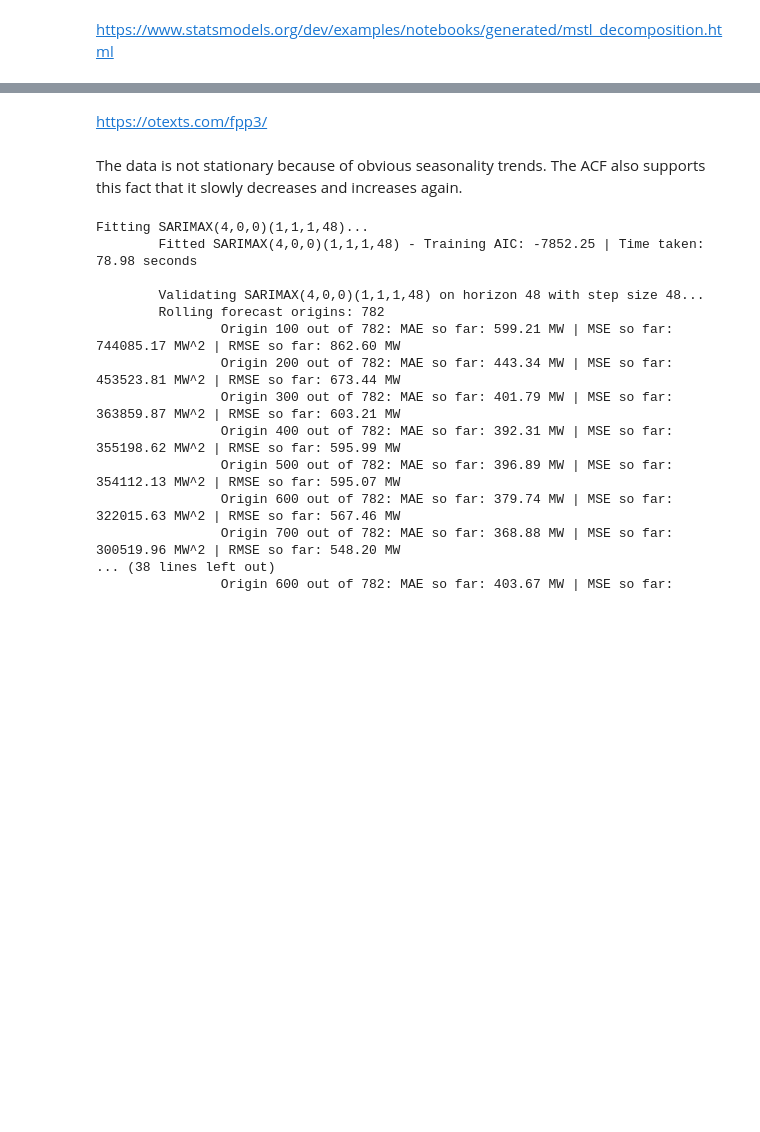
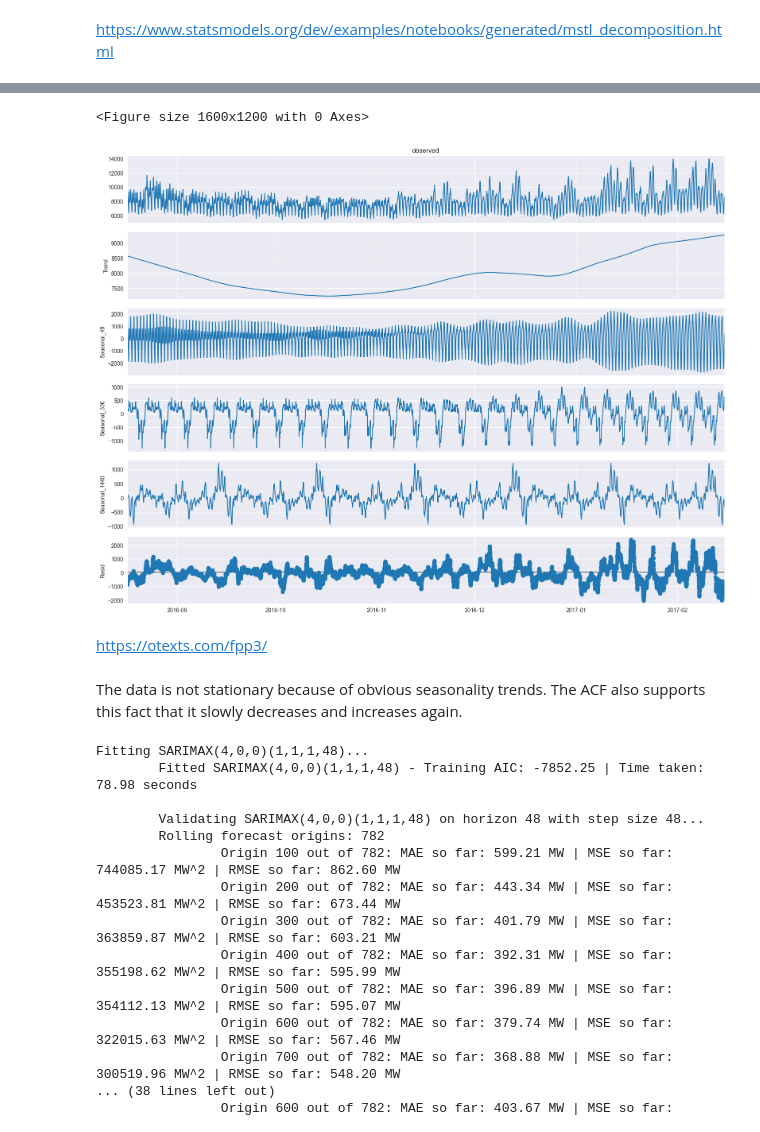
Before and after one commit to laukamkit/capstone_project_GroupA, a Jupyter notebook: src/eda_sarimax.ipynb, the cells around one changed output, grey strips where cells are left out. Cells and saved outputs as stored; diff of their text form; code cells hidden in the pictures; blank space fills up the shorter version.

```diff
--- a/src/eda_sarimax.ipynb
+++ b/src/eda_sarimax.ipynb
@@ -64,14 +67,17 @@ test.index.freq = '30min'
 # %%
-# stl = MSTL(
-#     subset_train['TOTALDEMAND'],
-#     windows=(11, 15, 19*4-1),
-#     periods=(48, 336, 48*30),
-#     iterate=3,
-#     stl_kwargs={"seasonal_deg": 0, "inner_iter": 2, "outer_iter": 0})
-# res = stl.fit()
-# plt.figure(figsize=(16,12))
-# fig = res.plot()
-# plt.show()
+stl = MSTL(
+    subset_train['TOTALDEMAND'],
+    windows=(11, 15, 19*4-1),
+    periods=(48, 336, 48*30),
+    iterate=3,
+    stl_kwargs={"seasonal_deg": 0, "inner_iter": 2, "outer_iter": 0})
+res = stl.fit()
+plt.figure(figsize=(16,12))
+fig = res.plot()
+plt.show()
+# %% [output]
+<Figure size 1600x1200 with 0 Axes>
+[figure, added]
 # %%
 # res.trend
 # %%
```
Also changed, not shown: parts of 2 cells of this notebook, 13 other files.
